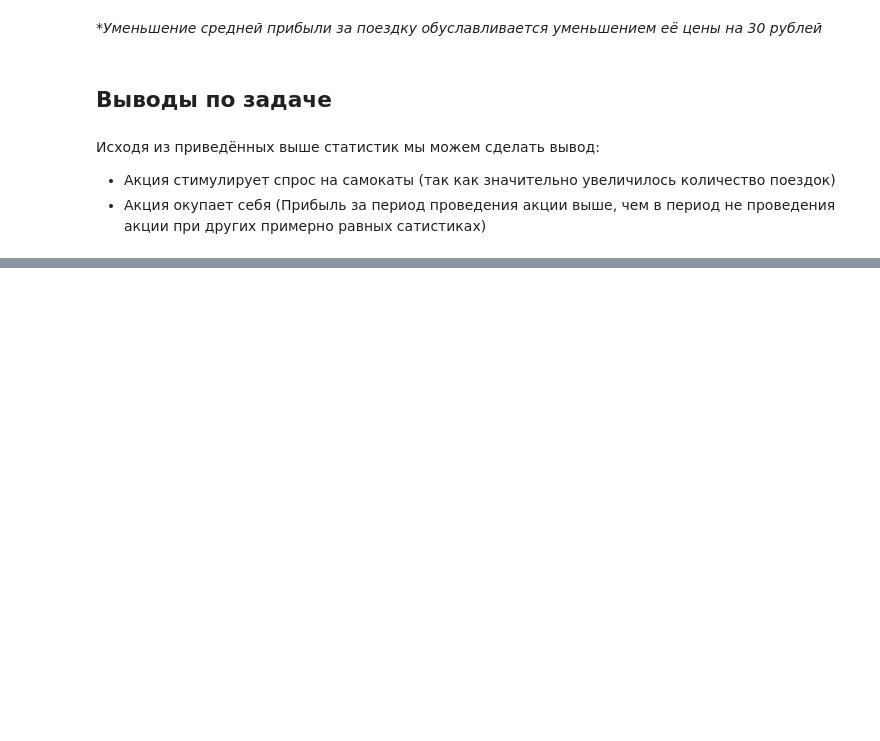
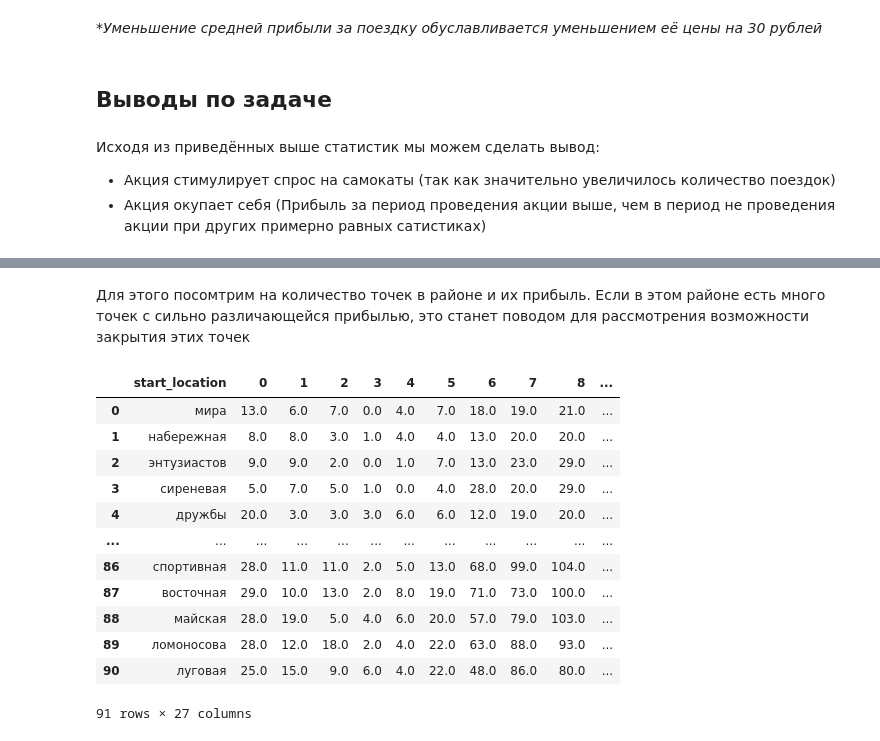
Before and after one commit to BlackkkMaster/ad_project_team16, a Jupyter notebook: kick_sharing.ipynb, the cells around one changed output, grey strips where cells are left out. Cells and saved outputs as stored; diff of their text form; code cells hidden in the pictures; blank space fills up the shorter version.

```diff
--- a/kick_sharing.ipynb
+++ b/kick_sharing.ipynb
@@ -956,0 +1041,26 @@ print(f"Средняя прибыль за поездку: {avg_profit_not_promo
+# %% [markdown]
+Для этого посомтрим на количество точек в районе и их прибыль. Если в этом районе есть много точек с сильно различающейся прибылью, это станет поводом для рассмотрения возможности закрытия этих точек
+# %%
+df_location_district = df_rides[['start_location', 'start_district']].drop_duplicates()
+top_of_tails_locations_reset = top_of_tails_locations.reset_index()
+top_of_tails_locations_with_district = pd.merge(
+    top_of_tails_locations_reset,
+    df_location_district,
+    on='start_location',
+    how='left'
+)
+top_of_tails_locations_with_district
+# %% [output]
+|  | start_location | 0 | 1 | 2 | 3 | 4 | 5 | 6 | 7 | 8 | ... |
+| 0 | мира | 13.0 | 6.0 | 7.0 | 0.0 | 4.0 | 7.0 | 18.0 | 19.0 | 21.0 | ... |
+| 1 | набережная | 8.0 | 8.0 | 3.0 | 1.0 | 4.0 | 4.0 | 13.0 | 20.0 | 20.0 | ... |
+| 2 | энтузиастов | 9.0 | 9.0 | 2.0 | 0.0 | 1.0 | 7.0 | 13.0 | 23.0 | 29.0 | ... |
+| 3 | сиреневая | 5.0 | 7.0 | 5.0 | 1.0 | 0.0 | 4.0 | 28.0 | 20.0 | 29.0 | ... |
+| 4 | дружбы | 20.0 | 3.0 | 3.0 | 3.0 | 6.0 | 6.0 | 12.0 | 19.0 | 20.0 | ... |
+| ... | ... | ... | ... | ... | ... | ... | ... | ... | ... | ... | ... |
+| 86 | спортивная | 28.0 | 11.0 | 11.0 | 2.0 | 5.0 | 13.0 | 68.0 | 99.0 | 104.0 | ... |
+| 87 | восточная | 29.0 | 10.0 | 13.0 | 2.0 | 8.0 | 19.0 | 71.0 | 73.0 | 100.0 | ... |
+| 88 | майская | 28.0 | 19.0 | 5.0 | 4.0 | 6.0 | 20.0 | 57.0 | 79.0 | 103.0 | ... |
+| 89 | ломоносова | 28.0 | 12.0 | 18.0 | 2.0 | 4.0 | 22.0 | 63.0 | 88.0 | 93.0 | ... |
+| 90 | луговая | 25.0 | 15.0 | 9.0 | 6.0 | 4.0 | 22.0 | 48.0 | 86.0 | 80.0 | ... |
+91 rows × 27 columns
```
Also changed, not shown: parts of 25 cells of this notebook.
